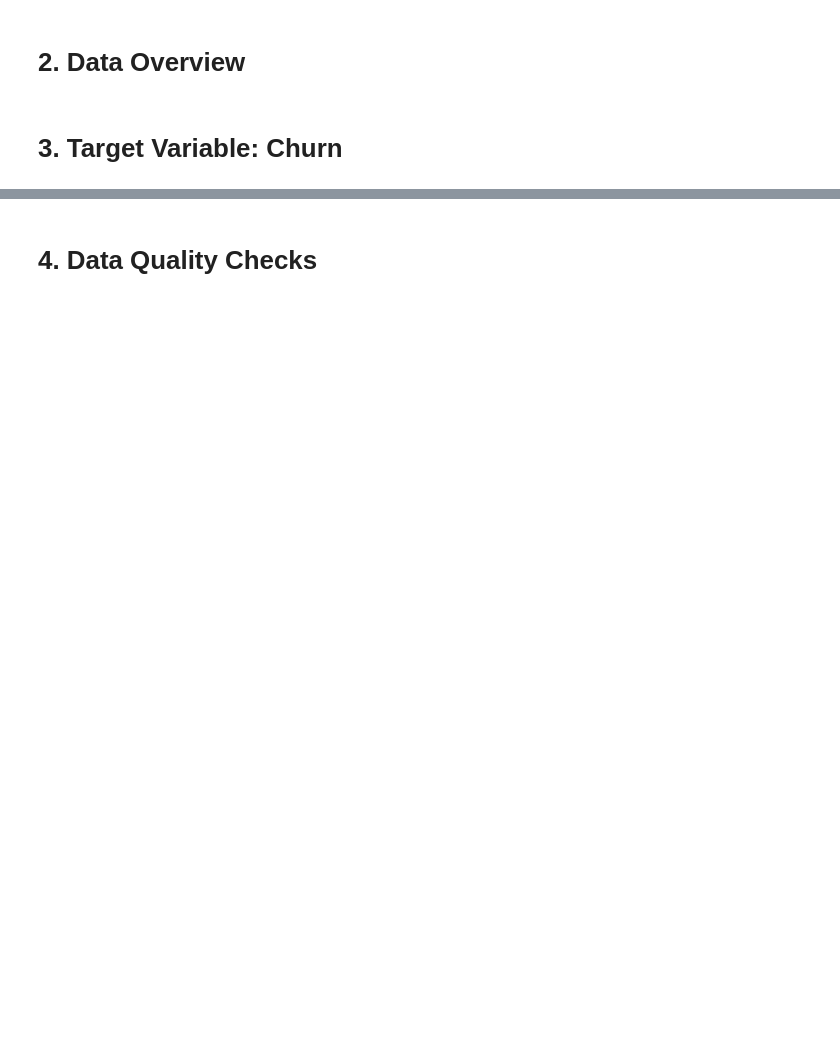
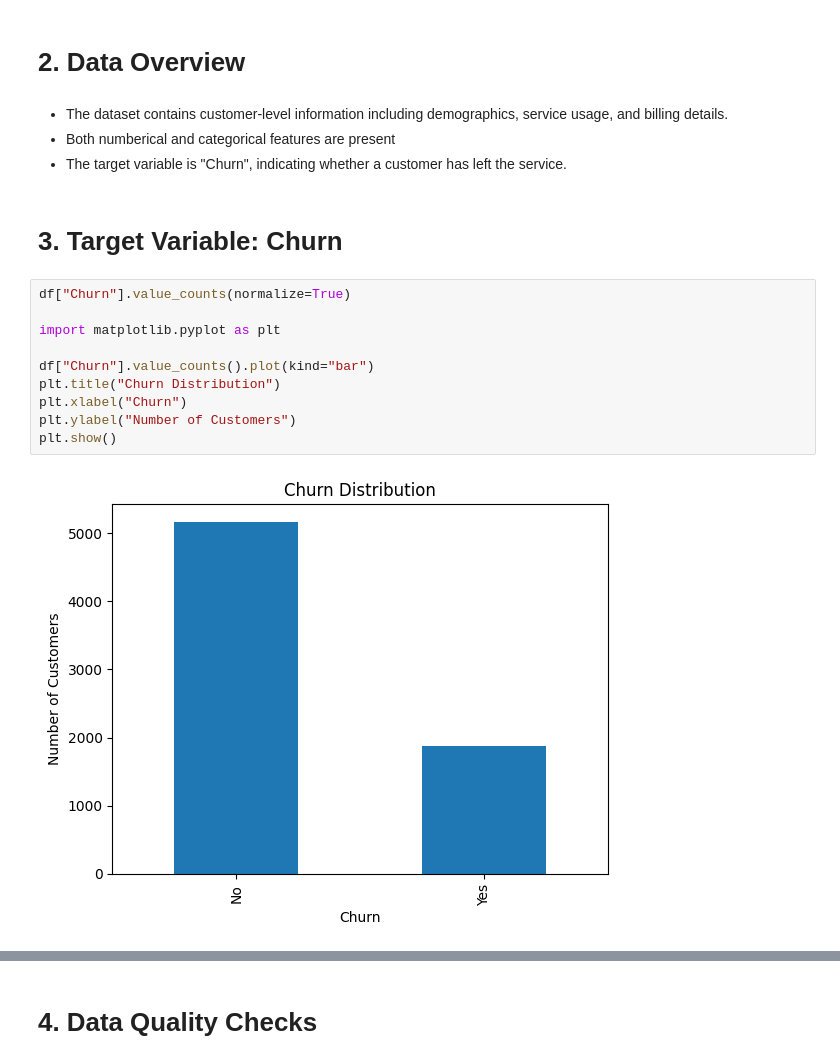
Before and after one commit to nnovajulian08/customer-churn-prediction, a Jupyter notebook: notebooks/01_eda.ipynb, the cells around one changed output, grey strips where cells are left out. Drawn from its saved outputs; the diff is of its cells as text; blank space fills up the shorter version.

```diff
--- a/notebooks/01_eda.ipynb
+++ b/notebooks/01_eda.ipynb
@@ -33,4 +61,20 @@ df.head(), df.shape
 # %% [markdown]
 # 2. Data Overview
+# %% [markdown]
+- The dataset contains customer-level information including demographics, service usage, and billing details.
+- Both numberical and categorical features are present
+- The target variable is "Churn", indicating whether a customer has left the service.
 # %% [markdown]
 # 3. Target Variable: Churn
+# %%
+df["Churn"].value_counts(normalize=True)
+
+import matplotlib.pyplot as plt
+
+df["Churn"].value_counts().plot(kind="bar")
+plt.title("Churn Distribution")
+plt.xlabel("Churn")
+plt.ylabel("Number of Customers")
+plt.show()
+# %% [output]
+[figure, added]
```
Also changed, not shown: parts of 9 cells of this notebook, 1 other file.
